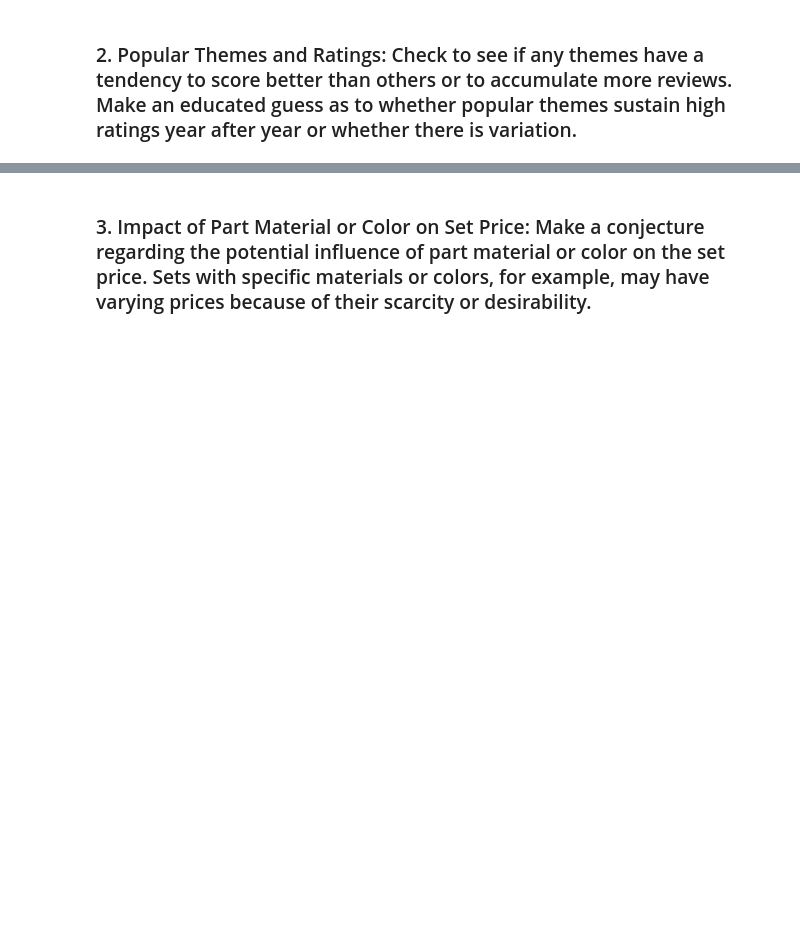
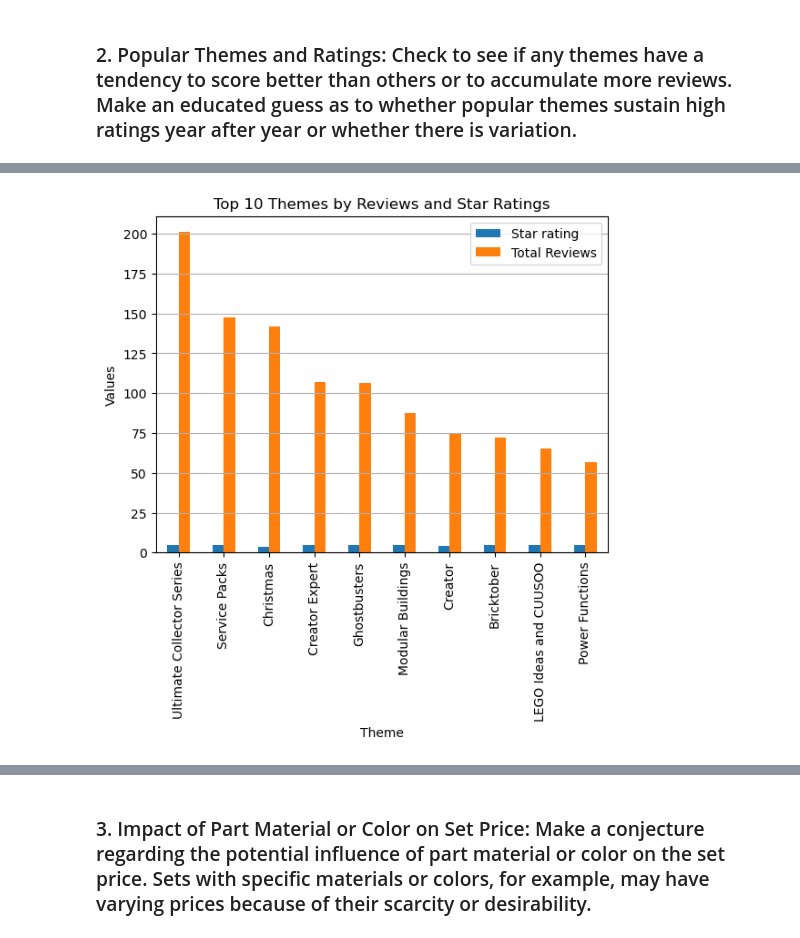
Before and after one commit to AlexOrtiz5/Project-1, a Jupyter notebook: Lego_Sets.ipynb, the cells around one changed output, grey strips where cells are left out. Saved outputs shown, nothing was run; the diff lists cells and outputs as text; code cells hidden in the pictures; blank space fills up the shorter version.

```diff
--- a/Lego_Sets.ipynb
+++ b/Lego_Sets.ipynb
@@ -97,0 +125,11 @@ Theme_sorted
+# %%
+# Plotting top 10 themes by total reviews and their average star ratings
+Theme_sorted.plot(kind='bar', y=['star_rating', 'number_of_reviews'])
+plt.title('Top 10 Themes by Reviews and Star Ratings')
+plt.xlabel('Theme')
+plt.ylabel('Values')
+plt.legend(['Star rating', 'Total Reviews'])
+plt.grid(axis='y')
+plt.show()
+# %% [output]
+[figure, added]
```
Also changed, not shown: parts of 19 cells of this notebook, 2 other files.
